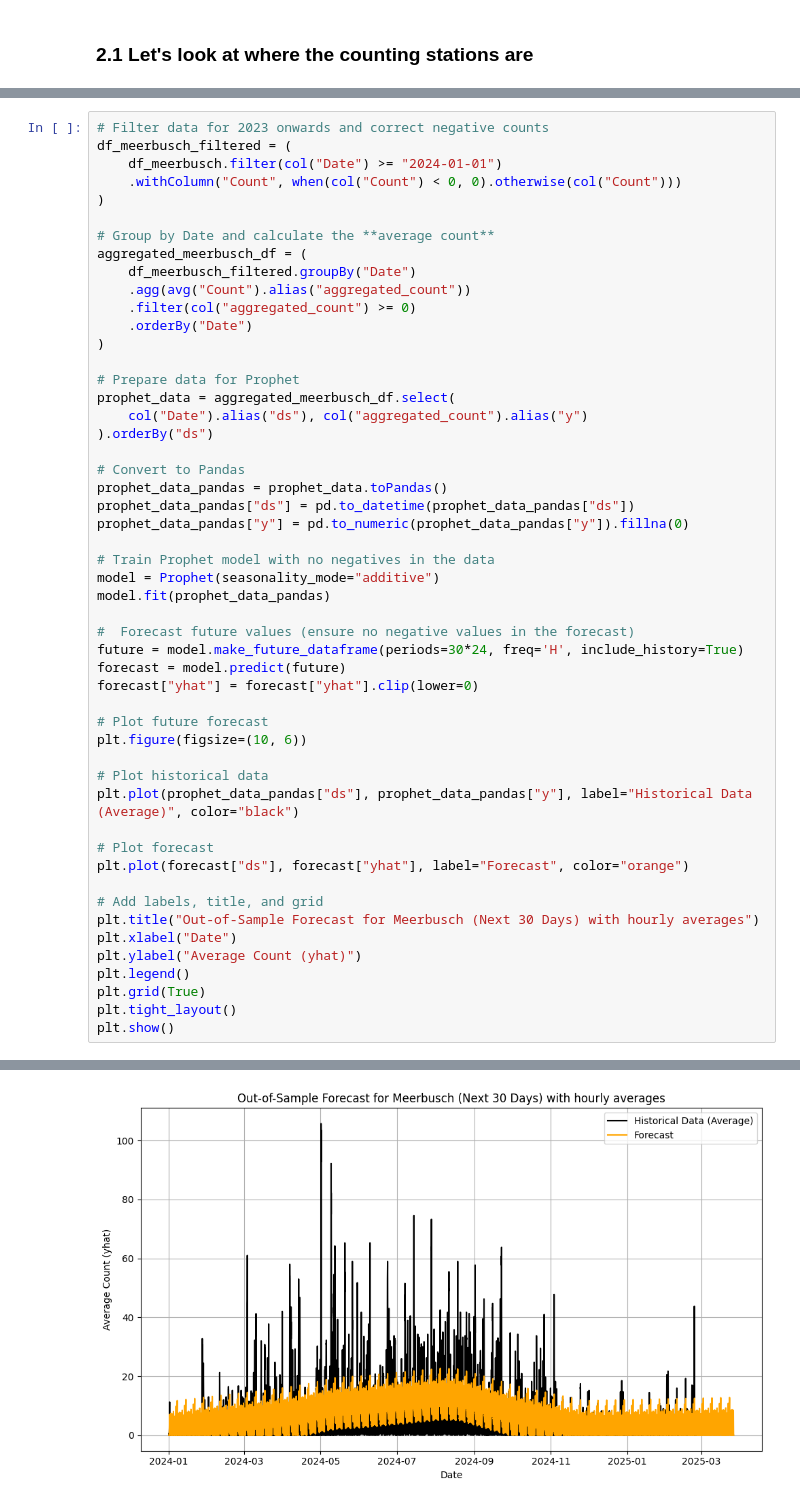
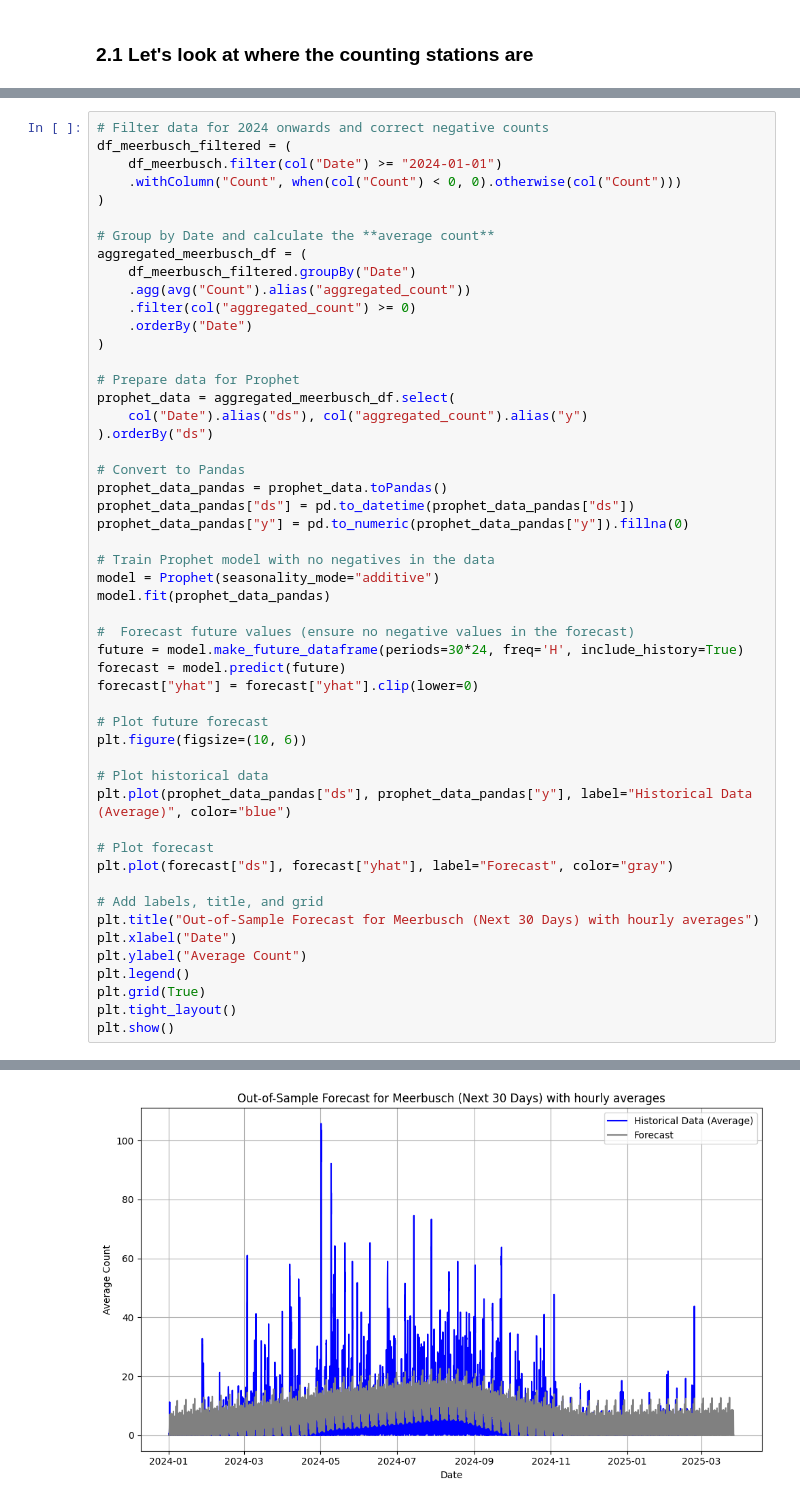
Before and after one commit to KibetuMaureen/ie-mda-II-mar25-group10, a Jupyter notebook: 2_analysis_cycling_germany.ipynb, the cells around one changed output, grey strips where cells are left out. Drawn from its saved outputs; the diff is of its cells as text.

```diff
--- a/2_analysis_cycling_germany.ipynb
+++ b/2_analysis_cycling_germany.ipynb
@@ -486,5 +518,5 @@ Text(0, 0.5, 'Average Count (yhat)')
 # %%
-# Filter data for 2023 onwards and correct negative counts
+# Filter data for 2024 onwards and correct negative counts
 df_meerbusch_filtered = (
     df_meerbusch.filter(col("Date") >= "2024-01-01")
     .withColumn("Count", when(col("Count") < 0, 0).otherwise(col("Count")))
@@ -521,15 +553,15 @@ forecast["yhat"] = forecast["yhat"].clip(lower=0)
 plt.figure(figsize=(10, 6))
 
 # Plot historical data
-plt.plot(prophet_data_pandas["ds"], prophet_data_pandas["y"], label="Historical Data (Average)", color="black")
+plt.plot(prophet_data_pandas["ds"], prophet_data_pandas["y"], label="Historical Data (Average)", color="blue")
 
 # Plot forecast
-plt.plot(forecast["ds"], forecast["yhat"], label="Forecast", color="orange")
+plt.plot(forecast["ds"], forecast["yhat"], label="Forecast", color="gray")
 
 # Add labels, title, and grid
 plt.title("Out-of-Sample Forecast for Meerbusch (Next 30 Days) with hourly averages")
 plt.xlabel("Date")
-plt.ylabel("Average Count (yhat)")
+plt.ylabel("Average Count")
 plt.legend()
 plt.grid(True)
 plt.tight_layout()
@@ -547,3 +579,3 @@ Text(0, 0.5, 'Average Count (yhat)')
 <matplotlib.legend.Legend at 0x...>
-[figure, old version]
+[figure, new version]
 # %%
```
Also changed, not shown: parts of 19 cells of this notebook, 2 other files.
